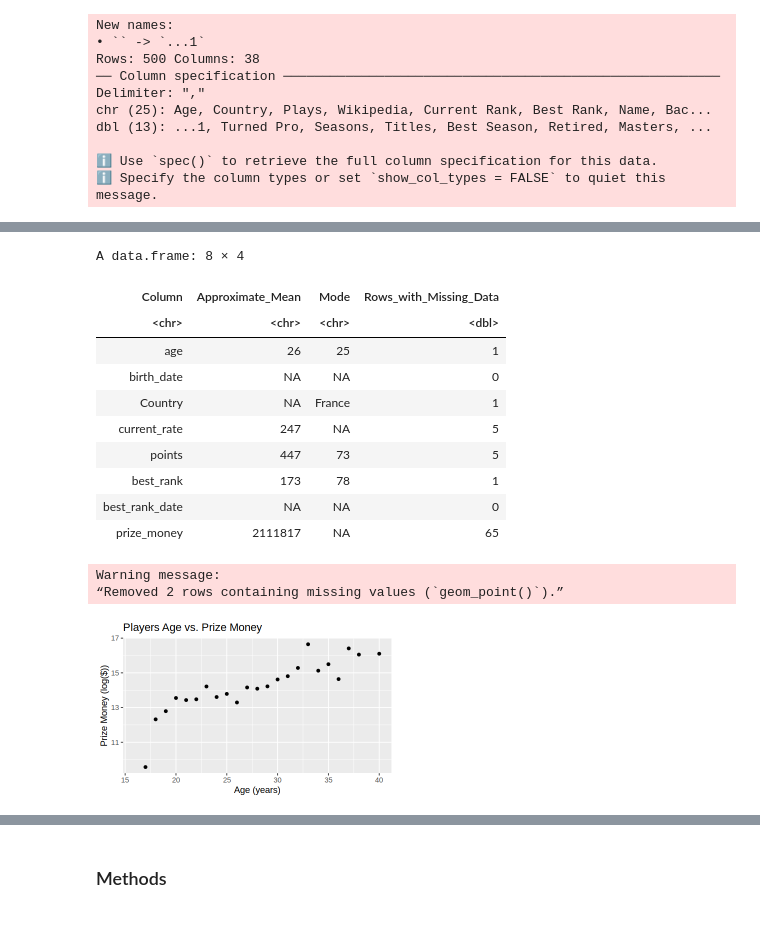
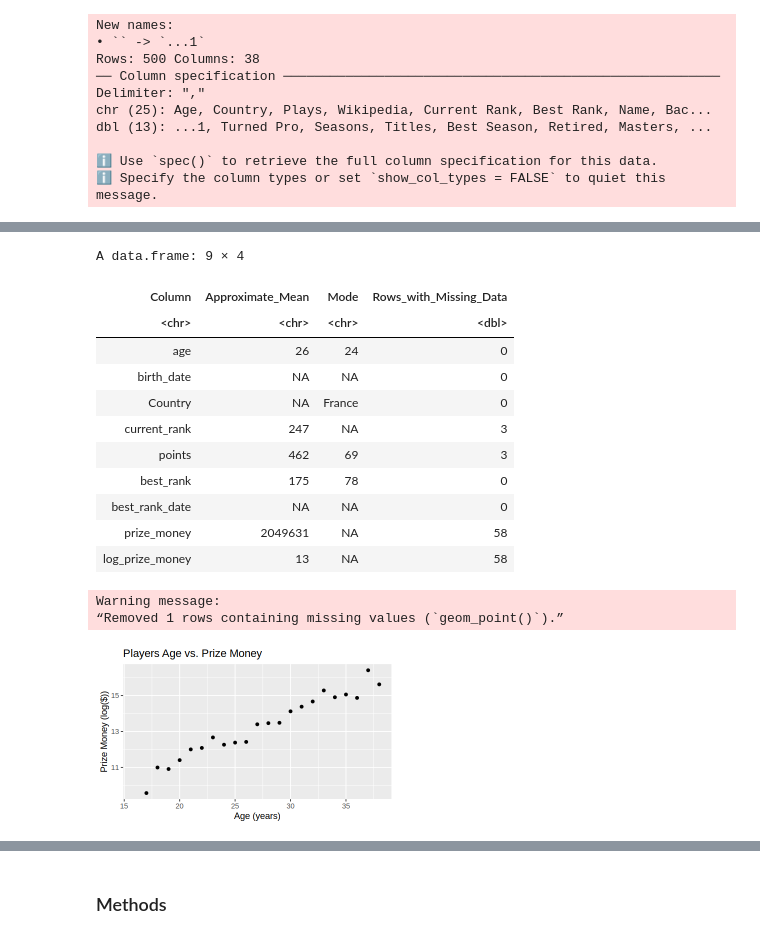
Before and after one commit to ShailaRoux/dsci-100-2023w1-group-42, a Jupyter notebook: group_project_report.ipynb, the cells around one changed output, grey strips where cells are left out. Cells and saved outputs as stored; diff of their text form; code cells hidden in the pictures.

```diff
--- a/group_project_report.ipynb
+++ b/group_project_report.ipynb
@@ -42,8 +35,10 @@ names(tennis_data)[names(tennis_data) == 'Prize Money'] <- 'prize_money'#renames
 tidy_tennis <- tennis_data |>
     select(Age:Plays,("Current Rank"):prize_money)|> #Removes columns with high proportions of NA
     separate(col=Age,into=c("age","birth_date"),sep=" ")|> #Separates age and birth date into seperate columns
-    separate(col=("Current Rank"),into=c("current_rank","points"),sep=" ")|> #Separates current rank and points into separate columns)
-    separate(col=("Best Rank"),into=c("best_rank", "best_rank_date"),sep=" ")|> #Separates best rank and date of best rank into separate columns
+    separate(col=("Current Rank"),into=c("current_rank","points"),sep=" ")|>
+        #Separates current rank and points into separate columns)
+    separate(col=("Best Rank"),into=c("best_rank", "best_rank_date"),sep=" ")|>
+        #Separates best rank and date of best rank into separate columns
     mutate(birth_date= gsub("[()]","",birth_date)) |> #Removes brackets
     mutate(points= gsub("[()]", "", points)) |> #Removes brackets
     mutate(best_rank_date=gsub("[()]","",best_rank_date))|> #Removes brackets
@@ -54,10 +49,13 @@ tidy_tennis <- tennis_data |>
     mutate(points=as.numeric(points)) |> #Converts points column to numberic objects
     mutate(best_rank=as.numeric(best_rank))|> #Converts best_rank column to numberic objects
     mutate(prize_money=gsub("[US$,]","",prize_money))|> #Removes some of the non-numeric aspects of prize_money data
-    separate(col=prize_money,into=c("prize_money","x"),sep=". ") |> #removes the remaining non-numeric aspects of prize_money data
+    separate(col=prize_money,into=c("prize_money","x"),sep=". ") |>
+        #removes the remaining non-numeric aspects of prize_money data
     select(age:prize_money) |> #removes unnecessary x column, which contained removed non-numeric aspects of prize-money data
-    mutate(prize_money=as.numeric(prize_money))
-slice(tidy_tennis, 1:3)
+    mutate(prize_money=as.numeric(prize_money))|>#converts prize_money column to numeric objects
+    mutate(log_prize_money=log(prize_money)) |>#creates log_prize_money column
+    drop_na(age)#removes anomalous row in which all values were NA
+slice(tidy_tennis, 1:3)#prints first 3 rows of datafram to demonstrate tidiness of data
 # %% [output]
 Warning message:
 “Expected 2 pieces. Additional pieces discarded in 20 rows [16, 96, 128, 142,
@@ -74,34 +72,44 @@ A tibble: 3 × 11
 | 32 | 1987-11-03 | Slovakia | Right-handed | 178 | 280 | 44 | 2013-01-14 | Lukas Lacko | Two-handed | ... |
 # %%
 #Using only training data, summarize the data in at least one table (this is exploratory data analysis).
-tidy_tennis <- tidy_tennis |> select(age,birth_date, Country, current_rank, points, best_rank, best_rank_date, prize_money)
-tennis_split <- initial_split(tidy_tennis, prop = 0.75, strata = prize_money)
-tennis_training <- training(tennis_split)
-tennis_testing <- testing(tennis_split)
-tennis_list <- list(Column=c("age","birth_date","Country","current_rate","points","best_rank","best_rank_date","prize_money"),Approximate_Mean=c(26,"NA","NA",247,447,173,"NA",2111817),Mode=c(25,"NA","France","NA",73,78,"NA","NA"),Rows_with_Missing_Data=c(1,0,1,5,5,1,0,65))
+set.seed(1111)#allows for reproducible randomness in data
+tidy_tennis <- tidy_tennis |> select(age,birth_date, Country, current_rank,
+                                     points, best_rank, best_rank_date, prize_money, log_prize_money)
+                                        #selected columns to be used for data analysis
+tennis_split <- initial_split(tidy_tennis, prop = 0.75, strata = prize_money)#split data into training and testing sets
+tennis_training <- training(tennis_split)#pulled training data
+tennis_testing <- testing(tennis_split)#pulled testing data
+tennis_list <- list(Column=c("age","birth_date","Country","current_rank",
+                             "points","best_rank","best_rank_date","prize_money", "log_prize_money"),
+                    Approximate_Mean=c(26,"NA","NA",247,462,175,"NA",2049631, 13),
+                    Mode=c(24,"NA","France","NA",69,78,"NA","NA","NA"),
+                    Rows_with_Missing_Data=c(0,0,0,3,3,0,0,58, 58))
 tennis_summary <- data.frame(tennis_list)
+    #Created summary dataframe using values obtained through analysis steps which have not been included
 tennis_summary
 # %% [output]
-A data.frame: 8 × 4
+A data.frame: 9 × 4
 | Column | Approximate_Mean | Mode | Rows_with_Missing_Data |
 | <chr> | <chr> | <chr> | <dbl> |
-| age | 26 | 25 | 1 |
+| age | 26 | 24 | 0 |
 | birth_date | NA | NA | 0 |
-| Country | NA | France | 1 |
-| current_rate | 247 | NA | 5 |
-| points | 447 | 73 | 5 |
-| best_rank | 173 | 78 | 1 |
+| Country | NA | France | 0 |
+| current_rank | 247 | NA | 3 |
+| points | 462 | 69 | 3 |
+| best_rank | 175 | 78 | 0 |
 | best_rank_date | NA | NA | 0 |
-| prize_money | 2111817 | NA | 65 |
+| prize_money | 2049631 | NA | 58 |
+| log_prize_money | 13 | NA | 58 |
 # %%
-tennis_plot <- tennis_training |> group_by(age) |> summarise(prize_money = mean(prize_money, na.rm=TRUE)) |>
-    ggplot(aes(x = age, y = log(prize_money))) + geom_point() + labs(x = "Age (years)", y = "Prize Money (log($))") +
+#Preliminary data visualization plot
+tennis_plot <- tennis_training |> group_by(age) |> summarise(log_prize_money = mean(log_prize_money, na.rm=TRUE)) |>
+    ggplot(aes(x = age, y = log_prize_money)) + geom_point() + labs(x = "Age (years)", y = "Prize Money (log($))") +
     ggtitle("Players Age vs. Prize Money")
 tennis_plot
 options(repr.plot.height=3, repr.plot.width=5)
 # %% [output]
 Warning message:
-“Removed 2 rows containing missing values (`geom_point()`).”
+“Removed 1 rows containing missing values (`geom_point()`).”
-[figure, old version]
+[figure, new version]
 # %%
 tidy_tennis <- tidy_tennis |>
```
Also changed, not shown: parts of 3 cells of this notebook.
